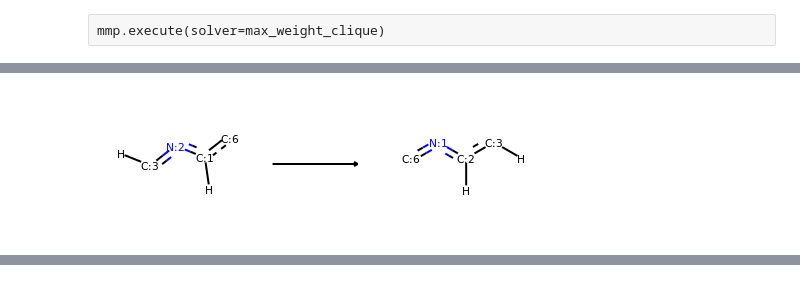
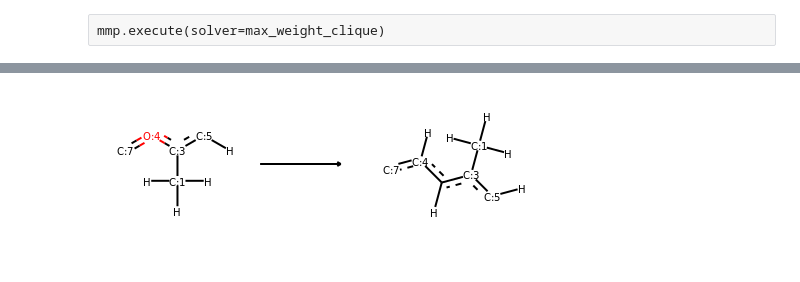
Before and after one commit to warner121/wizepair2, a Jupyter notebook: notebooks/pmc-nx.ipynb, the cells around one changed output, grey strips where cells are left out. Saved outputs shown, nothing was run; the diff lists cells and outputs as text; code cells hidden in the pictures.

```diff
--- a/notebooks/pmc-nx.ipynb
+++ b/notebooks/pmc-nx.ipynb
@@ -535,3 +559,4 @@ mmp = MMP('CC(C)NC[C@@H](O)c1ccc(O)c(O)c1', 'CC(C)NC[C@H](O)c1ccc(O)c(O)c1', str
 # %%
-mmp.execute(solver=find_cliques)
+response = mmp.execute(solver=find_cliques)
+response
 # %% [output]
@@ -632,4 +676,3 @@ mmp._mol2
-# %%
-Chem.rdChemReactions.ReactionFromSmarts('[#6:6]:[#6:1](:[#7:2]:[#6:3]-[H])-[H]>>[#6:6]:[#7:1]:[#6:2](:[#6:3]-[H])-[H]')
-# %% [output]
-[figure, removed]
+# %%
+Chem.rdChemReactions.ReactionFromSmarts(response[3]['smirks'])
+# %% [output]
@@ -636,3 +680,4 @@ Chem.rdChemReactions.ReactionFromSmarts('[#6:6]:[#6:1](:[#7:2]:[#6:3]-[H])-[H]>>
+[figure, added]
 # %%
 import scipy.io as sio
 m = networkx.to_scipy_sparse_matrix(mmp._graph)
```
Also changed, not shown: parts of 14 cells of this notebook, 10 other files.
